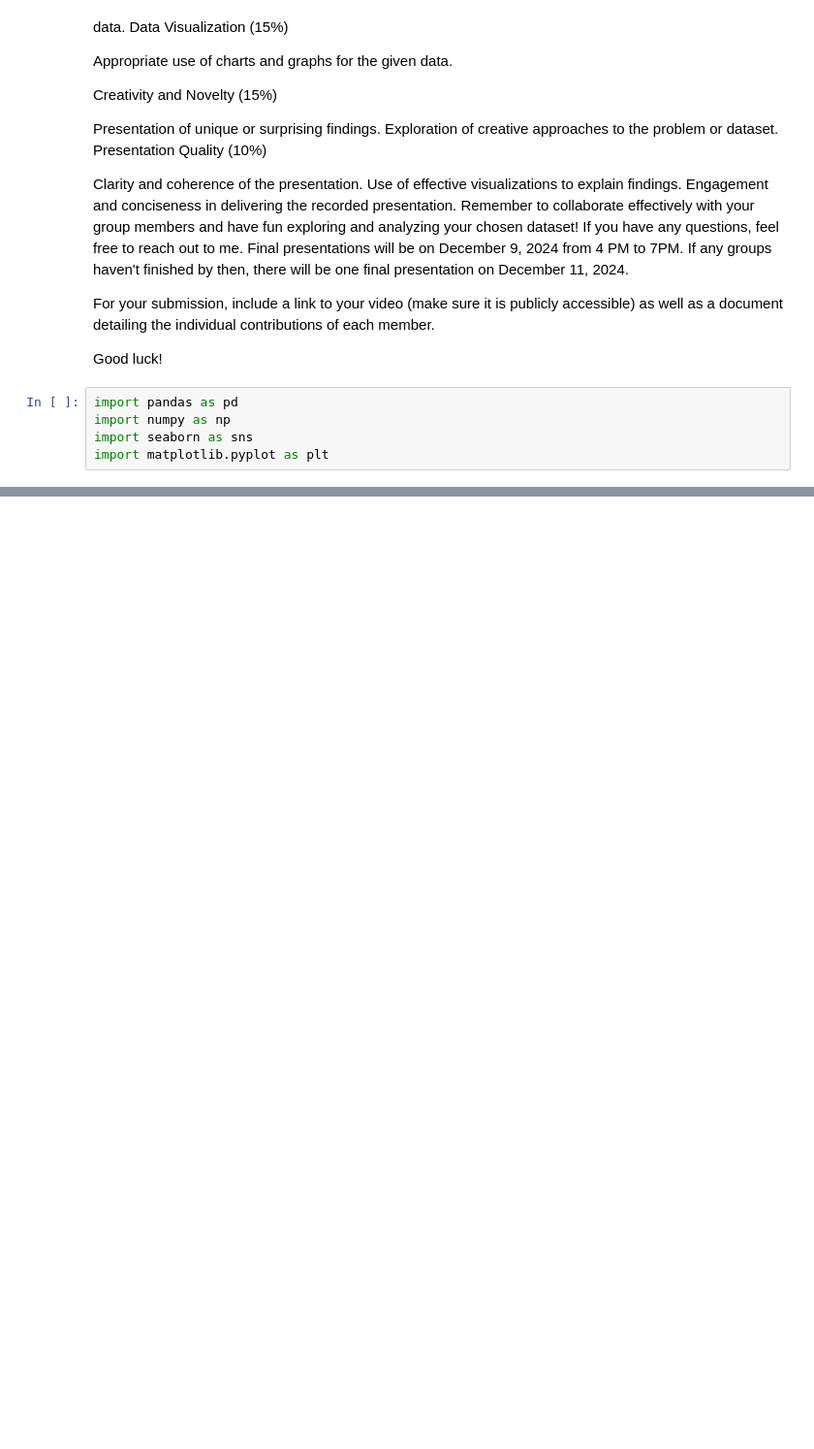
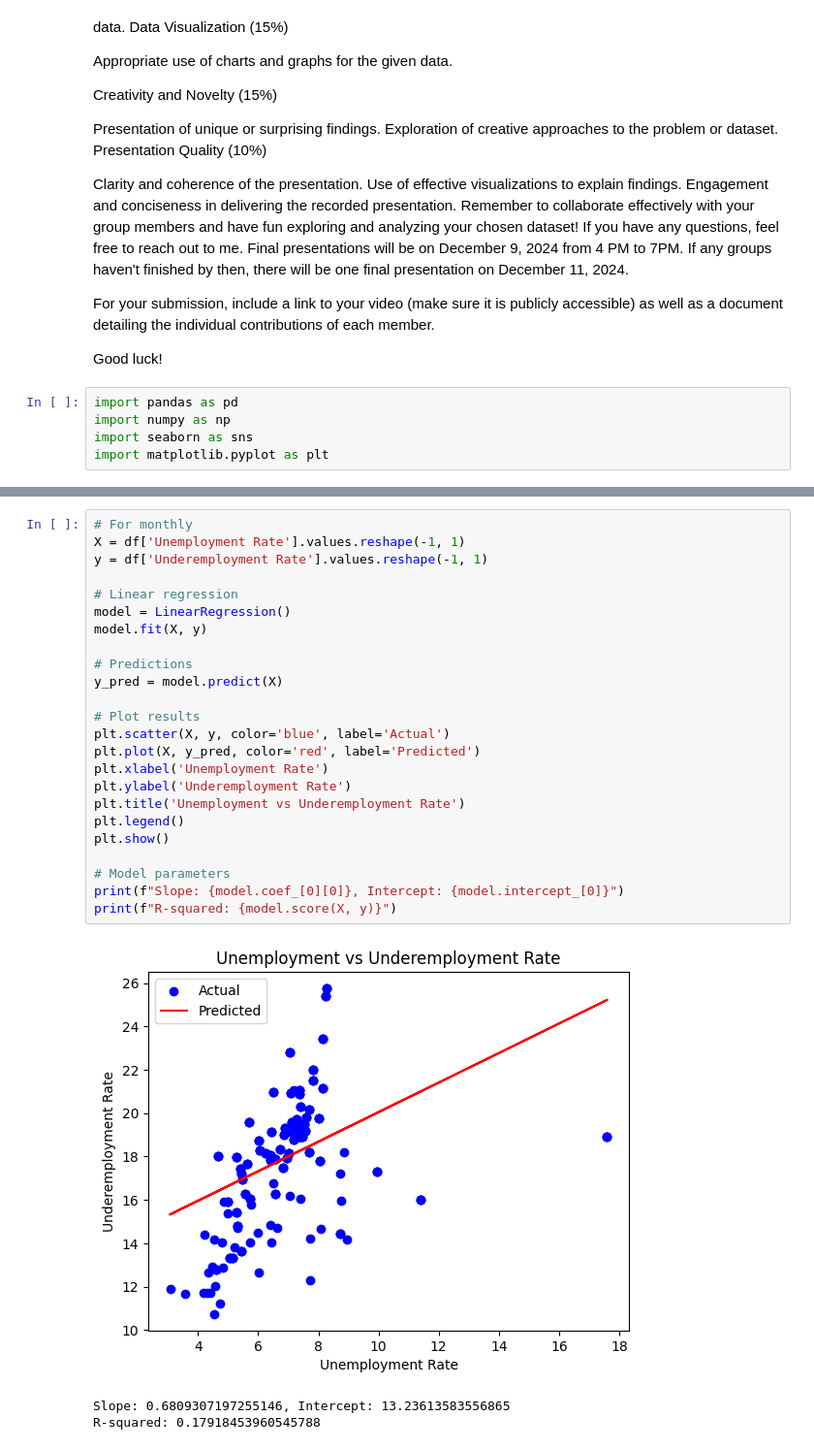
Before and after one commit to FBChavez/FinalActivity, a Jupyter notebook: data_analysis.ipynb, the cells around one changed output, grey strips where cells are left out. Shown at 97% size. Cells and saved outputs as stored; diff of their text form; blank space fills up the shorter version.

```diff
--- a/data_analysis.ipynb
+++ b/data_analysis.ipynb
@@ -337,0 +347,28 @@ plt.show()
+# %%
+# For monthly
+X = df['Unemployment Rate'].values.reshape(-1, 1)
+y = df['Underemployment Rate'].values.reshape(-1, 1)
+
+# Linear regression
+model = LinearRegression()
+model.fit(X, y)
+
+# Predictions
+y_pred = model.predict(X)
+
+# Plot results
+plt.scatter(X, y, color='blue', label='Actual')
+plt.plot(X, y_pred, color='red', label='Predicted')
+plt.xlabel('Unemployment Rate')
+plt.ylabel('Underemployment Rate')
+plt.title('Unemployment vs Underemployment Rate')
+plt.legend()
+plt.show()
+
+# Model parameters
+print(f"Slope: {model.coef_[0][0]}, Intercept: {model.intercept_[0]}")
+print(f"R-squared: {model.score(X, y)}")
+# %% [output]
+[figure, added]
+Slope: 0.6809307197255146, Intercept: 13.23613583556865
+R-squared: 0.17918453960545788
```
Also changed, not shown: parts of 14 cells of this notebook, 15 other files.
